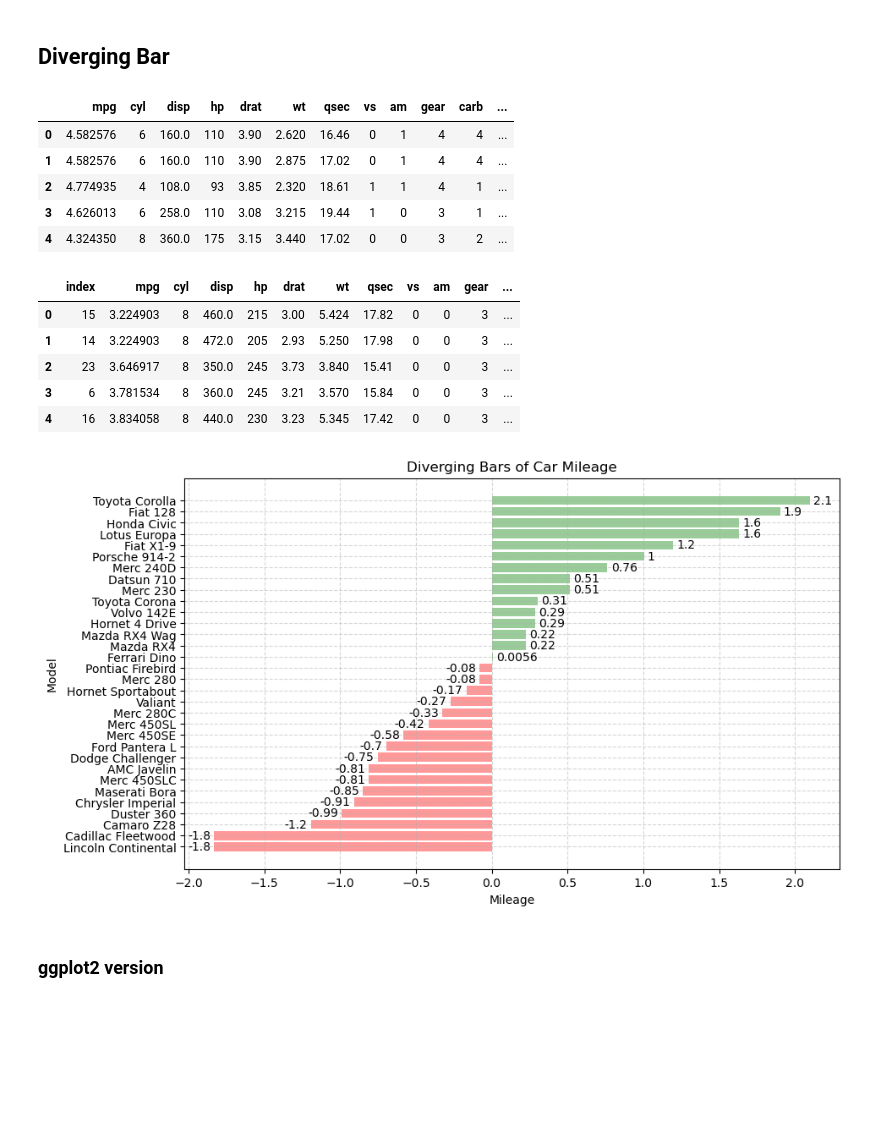
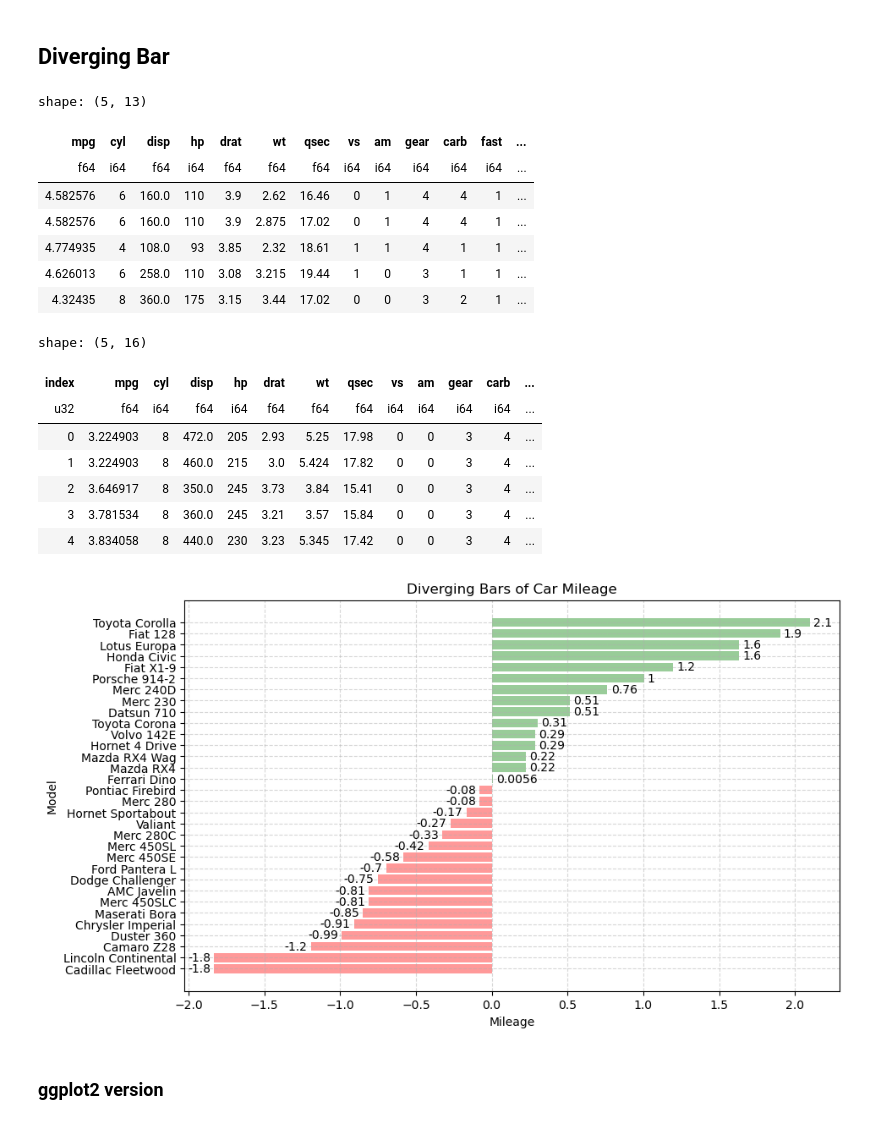
Before and after one commit to ivaquero/blog-bio, a Jupyter notebook: analysis/deviation.ipynb, the cells around one changed output. Cells and saved outputs as stored; diff of their text form; code cells hidden in the pictures; blank space fills up the shorter version.

```diff
--- a/analysis/deviation.ipynb
+++ b/analysis/deviation.ipynb
@@ -8,54 +8,64 @@ from plotnine import *
 # %% [markdown]
 ## Diverging Bar
 # %%
-mtcars = pd.read_csv("data/mtcars.csv")
+mtcars = pl.read_csv("data/mtcars.csv")
 mtcars.head()
 # %% [output]
+shape: (5, 13)
-|  | mpg | cyl | disp | hp | drat | wt | qsec | vs | am | gear | carb | ... |
-| 0 | 4.582576 | 6 | 160.0 | 110 | 3.90 | 2.620 | 16.46 | 0 | 1 | 4 | 4 | ... |
-| 1 | 4.582576 | 6 | 160.0 | 110 | 3.90 | 2.875 | 17.02 | 0 | 1 | 4 | 4 | ... |
-| 2 | 4.774935 | 4 | 108.0 | 93 | 3.85 | 2.320 | 18.61 | 1 | 1 | 4 | 1 | ... |
-| 3 | 4.626013 | 6 | 258.0 | 110 | 3.08 | 3.215 | 19.44 | 1 | 0 | 3 | 1 | ... |
-| 4 | 4.324350 | 8 | 360.0 | 175 | 3.15 | 3.440 | 17.02 | 0 | 0 | 3 | 2 | ... |
+| mpg | cyl | disp | hp | drat | wt | qsec | vs | am | gear | carb | fast | ... |
+| f64 | i64 | f64 | i64 | f64 | f64 | f64 | i64 | i64 | i64 | i64 | i64 | ... |
+| 4.582576 | 6 | 160.0 | 110 | 3.9 | 2.62 | 16.46 | 0 | 1 | 4 | 4 | 1 | ... |
+| 4.582576 | 6 | 160.0 | 110 | 3.9 | 2.875 | 17.02 | 0 | 1 | 4 | 4 | 1 | ... |
+| 4.774935 | 4 | 108.0 | 93 | 3.85 | 2.32 | 18.61 | 1 | 1 | 4 | 1 | 1 | ... |
+| 4.626013 | 6 | 258.0 | 110 | 3.08 | 3.215 | 19.44 | 1 | 0 | 3 | 1 | 1 | ... |
+| 4.32435 | 8 | 360.0 | 175 | 3.15 | 3.44 | 17.02 | 0 | 0 | 3 | 2 | 1 | ... |
 # %%
-x = mtcars["mpg"]
-mtcars["mpg_z"] = (x - x.mean()) / x.std()
-mtcars["types"] = np.where(mtcars["mpg_z"] < 0, "red", "green")
-mtcars_sorted = mtcars.sort_values("mpg_z").reset_index()
+mtcars = mtcars.with_columns(
+    mpg_z=(pl.col("mpg") - pl.col("mpg").mean()) / pl.col("mpg").std()
+)
+mtcars_sorted = (
+    mtcars.with_columns(
+        types=pl.col("mpg_z").map_batches(
+            lambda x: np.where(x < 0, "red", "green"), return_dtype=pl.String
+        )
+    )
+    .sort(by="mpg_z")
+    .with_row_index()
+)
 mtcars_sorted.head()
 # %% [output]
+shape: (5, 16)
-|  | index | mpg | cyl | disp | hp | drat | wt | qsec | vs | am | gear | ... |
-| 0 | 15 | 3.224903 | 8 | 460.0 | 215 | 3.00 | 5.424 | 17.82 | 0 | 0 | 3 | ... |
-| 1 | 14 | 3.224903 | 8 | 472.0 | 205 | 2.93 | 5.250 | 17.98 | 0 | 0 | 3 | ... |
-| 2 | 23 | 3.646917 | 8 | 350.0 | 245 | 3.73 | 3.840 | 15.41 | 0 | 0 | 3 | ... |
-| 3 | 6 | 3.781534 | 8 | 360.0 | 245 | 3.21 | 3.570 | 15.84 | 0 | 0 | 3 | ... |
-| 4 | 16 | 3.834058 | 8 | 440.0 | 230 | 3.23 | 5.345 | 17.42 | 0 | 0 | 3 | ... |
+| index | mpg | cyl | disp | hp | drat | wt | qsec | vs | am | gear | carb | ... |
+| u32 | f64 | i64 | f64 | i64 | f64 | f64 | f64 | i64 | i64 | i64 | i64 | ... |
+| 0 | 3.224903 | 8 | 472.0 | 205 | 2.93 | 5.25 | 17.98 | 0 | 0 | 3 | 4 | ... |
+| 1 | 3.224903 | 8 | 460.0 | 215 | 3.0 | 5.424 | 17.82 | 0 | 0 | 3 | 4 | ... |
+| 2 | 3.646917 | 8 | 350.0 | 245 | 3.73 | 3.84 | 15.41 | 0 | 0 | 3 | 4 | ... |
+| 3 | 3.781534 | 8 | 360.0 | 245 | 3.21 | 3.57 | 15.84 | 0 | 0 | 3 | 4 | ... |
+| 4 | 3.834058 | 8 | 440.0 | 230 | 3.23 | 5.345 | 17.42 | 0 | 0 | 3 | 4 | ... |
 # %%
 _, ax = plt.subplots(figsize=(10, 6))
 
 bar = ax.barh(
-    y=mtcars_sorted.index,
-    width=mtcars_sorted.mpg_z,
-    color=mtcars_sorted.types,
+    y=mtcars_sorted["index"],
+    width=mtcars_sorted["mpg_z"],
+    color=mtcars_sorted["types"],
     alpha=0.4,
     lw=5,
 )
 
 ax.bar_label(container=bar, fmt="%0.2g", label_type="edge", padding=3)
 
 ax.set(
     xlabel="Mileage",
     ylabel="Model",
-    yticks=mtcars_sorted.index,
-    yticklabels=mtcars_sorted.cars,
+    yticks=mtcars_sorted["index"],
+    yticklabels=mtcars_sorted["cars"],
     title="Diverging Bars of Car Mileage",
 )
 ax.tick_params(axis="both", labelsize="medium")
 ax.grid(linestyle="--", alpha=0.5)
-
-plt.show()
 # %% [output]
-[figure, old version]
+[figure, new version]
 # %% [markdown]
 ### ggplot2 version
 # %%
```
Also changed, not shown: parts of 6 cells of this notebook, 3 other files.
